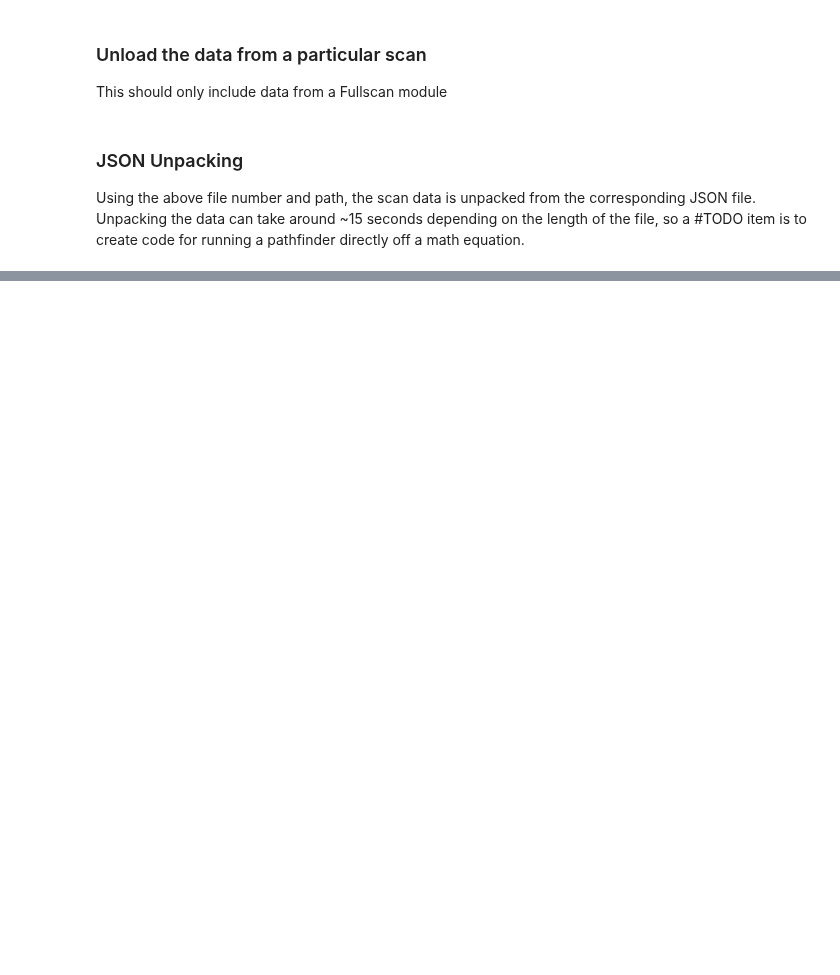
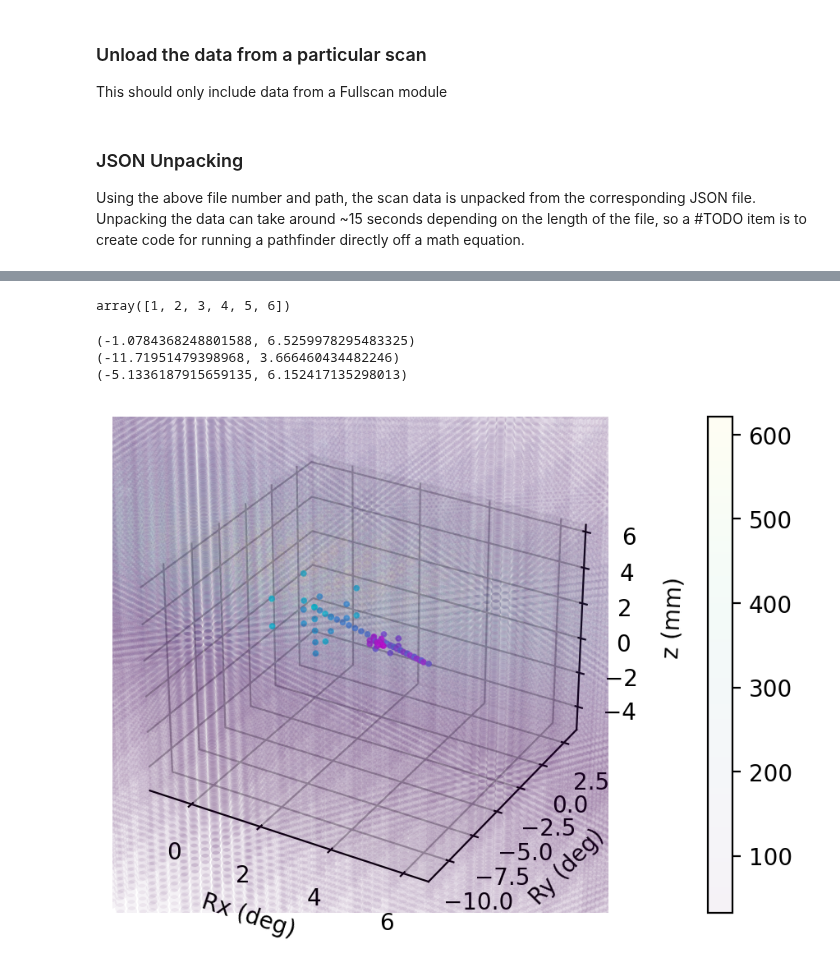
Before and after one commit to Benji-UW/COBOT-Transducer-Control-Code, a Jupyter notebook: Debugging Scripts/scan_test.ipynb, the cells around one changed output, grey strips where cells are left out. Cells and saved outputs as stored; diff of their text form; code cells hidden in the pictures; blank space fills up the shorter version.

```diff
--- a/Debugging Scripts/scan_test.ipynb
+++ b/Debugging Scripts/scan_test.ipynb
@@ -26,7 +50,7 @@ The autoreload extension is already loaded. To reload it, use:
 This should only include data from a Fullscan module
 # %%
 path = os.path.abspath('..\\')
-test_no = 8
+test_no = 6
 # current_file = r"\Debugging Scripts\Scans\test_%s.json" % test_no
 current_file = r"\Scans\test_%s.json" % test_no
 
@@ -91,19 +112,19 @@ Active range of motion: ['Z', 'Rx', 'Ry']
 # %%
 # scanner = Discrete_degree(r['Z'], r['Rx'], r['Ry'])
-scanner = DivisionDiscreteDegree(4, r['Z'], r['Rx'], r['Ry'], cutoff_mag=50)
-# scanner = Greedy_discrete_degree(r['Z'], r['Rx'], r['Ry'],bias=2,steps=4)
+# scanner = DivisionDiscreteDegree(4, r['Z'], r['Rx'], r['Ry'], cutoff_mag=50)
+expansion = 1.5
+scanner = Gradient_Ascent(r['Z']*expansion, r['Rx']*expansion, r['Ry']*expansion,bias=1,steps=4,speed=2)
 
 p = scanner.next()
 i = 0
 
-indices = {'X': (0,0), 'Y': (0,1), 'Z': (0,2), 'Rx': (1,0), 'Ry': (1,1), 'Rz': (1,2)}
-# offset = {'X': 0., 'Y': 0., 'Z': -9., 'Rx': -8., 'Ry': 8., 'Rz': 0.}
-offset = np.array([0,0,-2,-1,2,0])
+offset = np.array([0,0,-2,-5,6,0])
 
-while type(p) is not int and i < 10000:
+while type(p) is not int and i < 2500:
     i += 1
 
     request = p + offset
+    request = request[scanner.save_indices[0:-1]]
     # print(f"Reuqest: {request}")
     mag = linInter(request)
 
@@ -114,12 +135,15 @@ while type(p) is not int and i < 10000:
 
     scanner.newMag(np.append(p,mag[0]),True)
     p = scanner.next()
-    print(f"\rLoop {i}")
+    print(f"Request: {request}\t\tMag: {mag}\tpoint: {np.append(request,mag[0])},\tLoop {i}                                 ",end="\r")
+    # print('\n'.join(prin), end=(len(prin) + 1)*'\033[F')
 
+print()
+print(p)
 if debug_mode:
     print(f"Number of points to solve: {i}")
     # print(path + output_file)
-r_o_m = scanner.range_of_motion
+
 point_mags_2 = scanner.points
 search_max = scanner.max_point
 active_rom = scanner.active_rom
@@ -129,13 +153,9 @@ cols.append("mag")
 
 print(len(point_mags_2))
 
-# scanner_points = np.array([p[0] for p in point_mags_2])
-# scanner_mags = np.array([[p[1] for p in point_mags_2]])
 scanner_dat = np.array(scanner.points)
-# scanner_points = np.reshape(scanner_points,(scanner_points.shape[0],6))
 
 scanner_data = pd.DataFrame(data=scanner_dat, columns=cols)
-
 
 print(scanner_data.head())
 a = np.array(point_mags_2[0])
@@ -153,17 +173,16 @@ for i in range(1, len(point_mags_2)):
 search_max = search_max + np.append(offset.copy(),0)
 
 
-for j in range(3):
-    t += np.sum((scan_max[:3] - search_max[:3])**2)
+t = np.sum((scan_max[:3] - search_max[:3])**2)
+lin_dist = t**0.5
 
 degree_dist = np.arccos(np.cos(np.deg2rad(scan_max[3] - search_max[3]))
             * np.cos(np.deg2rad(scan_max[4] - search_max[4])))
-lin_dist = t**0.5
 
 print("Pathfinder evalutation: ")
 print(f"\tTotal search-space distance traveled: {distance}")
-print(f"\tScan max value: {scan_max}")
-print(f"\tSearch max value: {search_max}")
+print(f"\tScan max value:\t\t{scan_max}")
+print(f"\tSearch max value:\t{search_max}")
 print(f"\tOffsets: {offset}")
 print(f"\tDistance from target to found value: {lin_dist} mm, {degree_dist} deg")
 # %% [output]
@@ -188,26 +205,38 @@ KeyboardInterrupt:
+# %%
+# print(scanner_data.to_string())
+# print(scanner_dat)
+a = np.array([1,2,3,4,5,6,7])
+a[:6]
+# %% [output]
+array([1, 2, 3, 4, 5, 6])
 # %%
 ax = plt.axes(projection='3d')
-fig = ax.scatter(data['Rx'], data['Ry'], data['Z'], c=data['mag'], cmap='viridis', alpha=0.005, linewidth=0.05)
+fig = ax.scatter(data['Rx'], data['Ry'], data['Z'], c=data['mag'], cmap='viridis', alpha=0.05, linewidth=0.02)
 plt.colorbar(fig, pad=0.13,alpha=1)
 
 # fig = ax.scatter(Rxs1, Rys1, Zs1, c=range(len(Zs1)), cmap='binary', alpha=0.8, linewidth=0.8, s=4)
 fig = ax.scatter(scanner_data['Rx'], scanner_data['Ry'], scanner_data['Z'], c=range(len(scanner_data)), cmap='cool', alpha=0.8, linewidth=0.8, s=4)
 
 ax.set_xlabel("Rx (deg)")
 ax.set_ylabel("Ry (deg)")
 ax.set_zlabel("z (mm)")
 plt.rcParams['figure.dpi'] = 200
 
 print((min(scanner_data['Rx']),max(scanner_data['Rx'])))
 print((min(scanner_data['Ry']),max(scanner_data['Ry'])))
 print((min(scanner_data['Z']),max(scanner_data['Z'])))
 
 
 ax.set_xbound((min(scanner_data['Rx']),max(scanner_data['Rx'])))
 ax.set_ybound((min(scanner_data['Ry']),max(scanner_data['Ry'])))
 ax.set_zbound((min(scanner_data['Z']),max(scanner_data['Z'])))
 
 # plt.savefig("fullscan_render.jpg", dpi=400)
 plt.show()
 # plt.axes(projection = "3d")
 # plt.scatter(Rxs, Rys, Zs, c=mags, cmap='viridis', alpha=0.8, linewidth=0.5)
+# %% [output]
+(-1.0784368248801588, 6.5259978295483325)
+(-11.71951479398968, 3.666460434482246)
+(-5.1336187915659135, 6.152417135298013)
+[figure, added]
```
Also changed, not shown: parts of 5 cells of this notebook, 12 other files.
